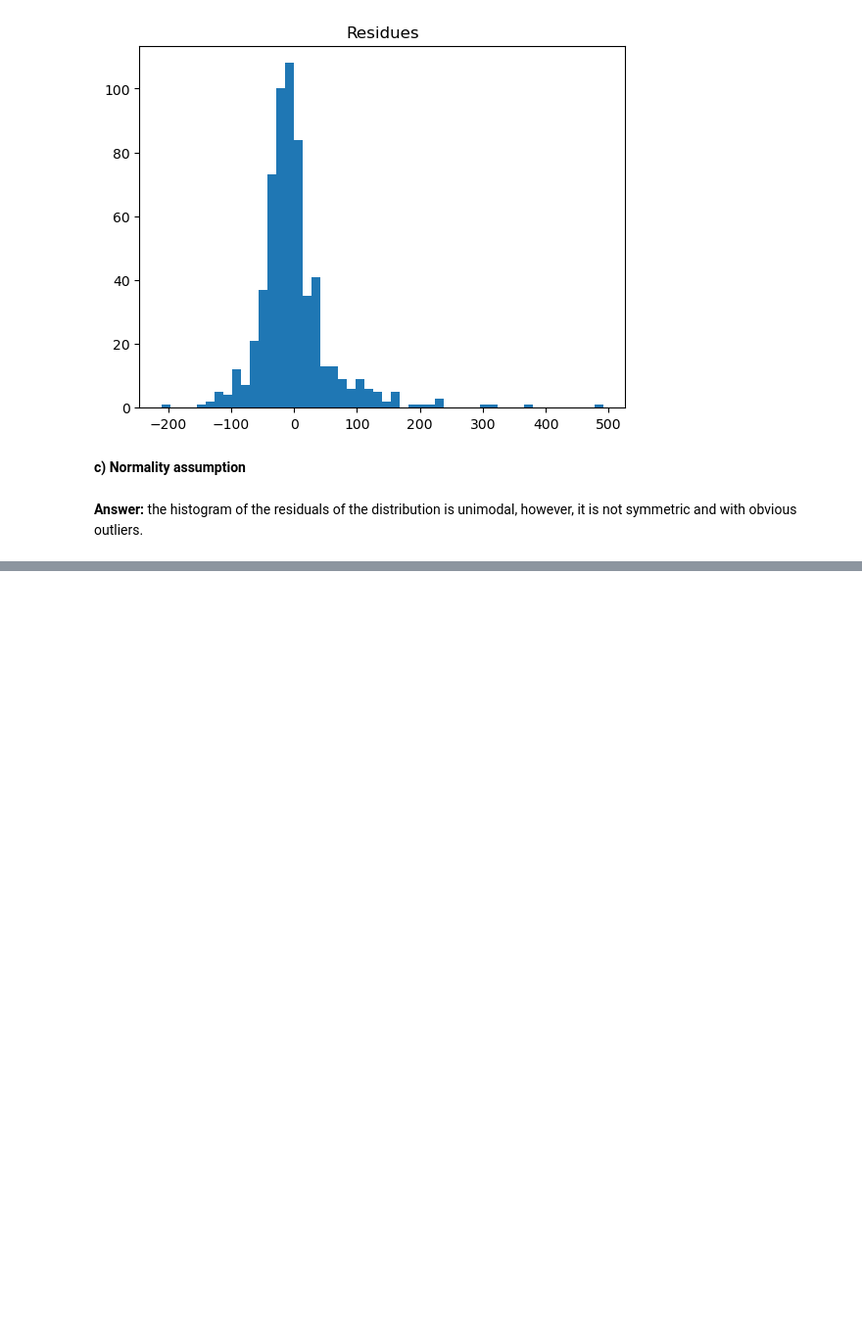
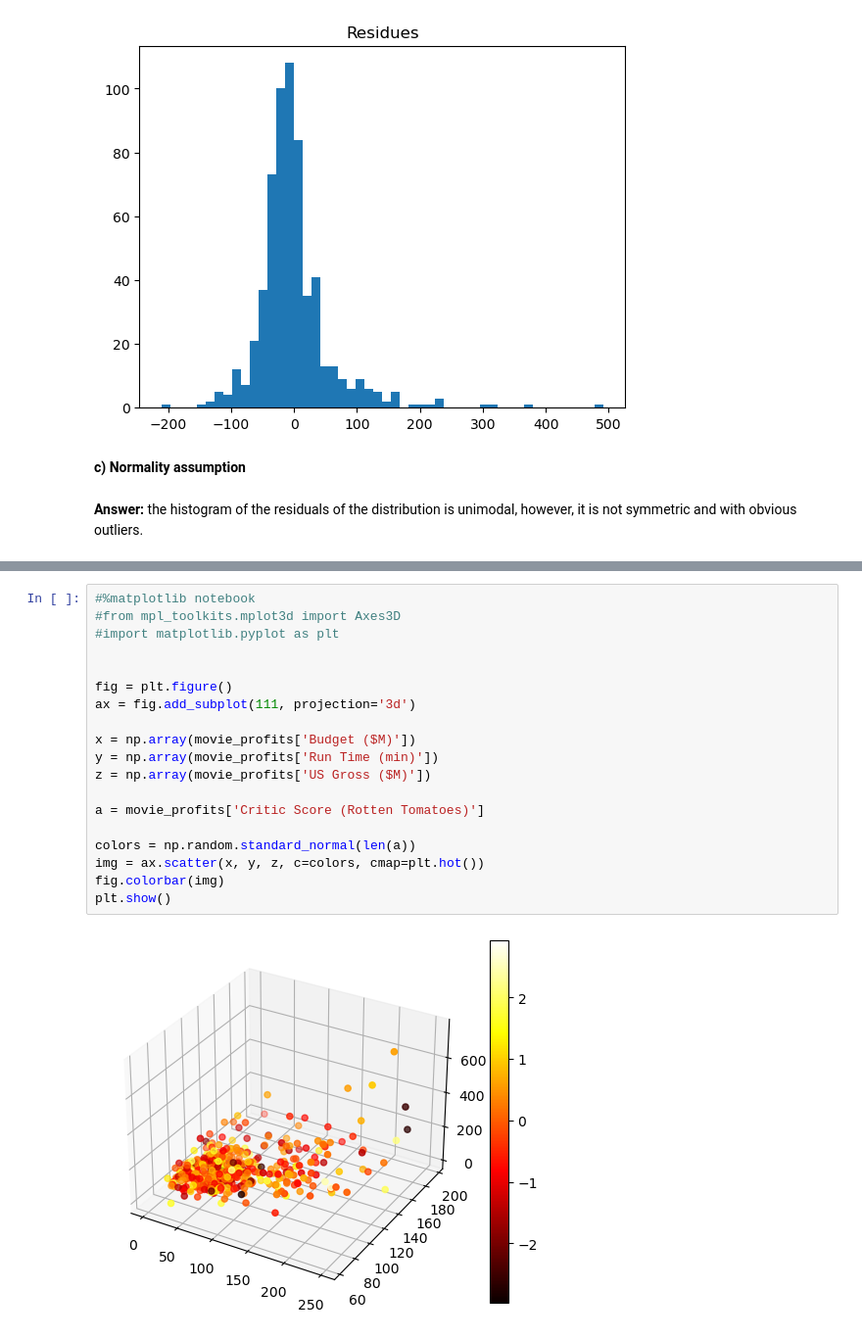
Before and after one commit to StephenDSNYC/IS5, a Jupyter notebook: exercise/ch09/ch09_movie_profits.ipynb, the cells around one changed output, grey strips where cells are left out. Shown at 98% size. Drawn from its saved outputs; the diff is of its cells as text; blank space fills up the shorter version.

```diff
--- a/exercise/ch09/ch09_movie_profits.ipynb
+++ b/exercise/ch09/ch09_movie_profits.ipynb
@@ -91,0 +126,21 @@ plt.title("Residues");
+# %%
+#%matplotlib notebook
+#from mpl_toolkits.mplot3d import Axes3D
+#import matplotlib.pyplot as plt
+
+
+fig = plt.figure()
+ax = fig.add_subplot(111, projection='3d')
+
+x = np.array(movie_profits['Budget ($M)'])
+y = np.array(movie_profits['Run Time (min)'])
+z = np.array(movie_profits['US Gross ($M)'])
+
+a = movie_profits['Critic Score (Rotten Tomatoes)']
+
+colors = np.random.standard_normal(len(a))
+img = ax.scatter(x, y, z, c=colors, cmap=plt.hot())
+fig.colorbar(img)
+plt.show()
+# %% [output]
+[figure, added]
```
Also changed, not shown: parts of 16 cells of this notebook.
